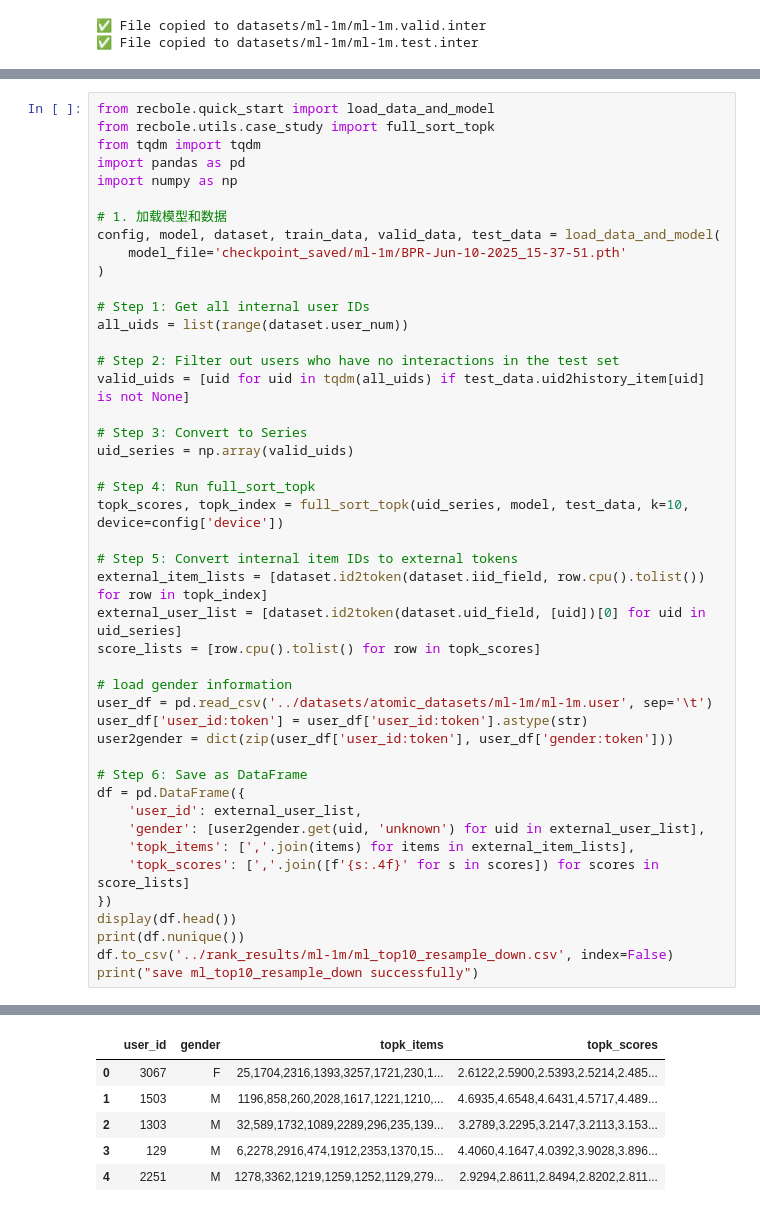
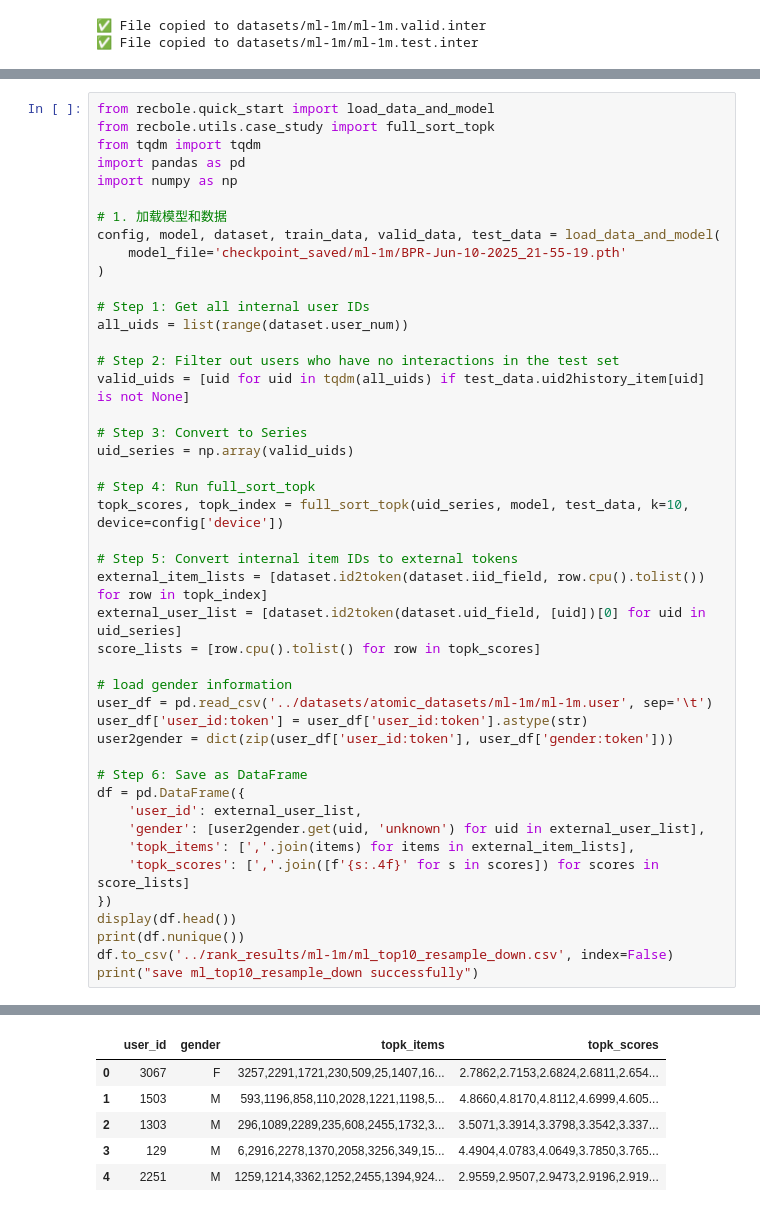
Before and after one commit to Jiaqing61/RScode, a Jupyter notebook: resample_down/ml-1m-resample-down.ipynb, the cells around one changed output, grey strips where cells are left out. Cells and saved outputs as stored; diff of their text form.

```diff
--- a/resample_down/ml-1m-resample-down.ipynb
+++ b/resample_down/ml-1m-resample-down.ipynb
@@ -224,7 +224,7 @@ import numpy as np
 
 # 1. 加载模型和数据
 config, model, dataset, train_data, valid_data, test_data = load_data_and_model(
-    model_file='checkpoint_saved/ml-1m/BPR-Jun-10-2025_15-37-51.pth'
+    model_file='checkpoint_saved/ml-1m/BPR-Jun-10-2025_21-55-19.pth'
 )
 
 # Step 1: Get all internal user IDs
@@ -281,9 +281,9 @@ Remain Fields: ['user_id', 'item_id', 'timestamp', 'label']
 |  | user_id | gender | topk_items | topk_scores |
-| 0 | 3067 | F | 25,1704,2316,1393,3257,1721,230,1... | 2.6122,2.5900,2.5393,2.5214,2.485... |
-| 1 | 1503 | M | 1196,858,260,2028,1617,1221,1210,... | 4.6935,4.6548,4.6431,4.5717,4.489... |
-| 2 | 1303 | M | 32,589,1732,1089,2289,296,235,139... | 3.2789,3.2295,3.2147,3.2113,3.153... |
-| 3 | 129 | M | 6,2278,2916,474,1912,2353,1370,15... | 4.4060,4.1647,4.0392,3.9028,3.896... |
-| 4 | 2251 | M | 1278,3362,1219,1259,1252,1129,279... | 2.9294,2.8611,2.8494,2.8202,2.811... |
+| 0 | 3067 | F | 3257,2291,1721,230,509,25,1407,16... | 2.7862,2.7153,2.6824,2.6811,2.654... |
+| 1 | 1503 | M | 593,1196,858,110,2028,1221,1198,5... | 4.8660,4.8170,4.8112,4.6999,4.605... |
+| 2 | 1303 | M | 296,1089,2289,235,608,2455,1732,3... | 3.5071,3.3914,3.3798,3.3542,3.337... |
+| 3 | 129 | M | 6,2916,2278,1370,2058,3256,349,15... | 4.4904,4.0783,4.0649,3.7850,3.765... |
+| 4 | 2251 | M | 1259,1214,3362,1252,2455,1394,924... | 2.9559,2.9507,2.9473,2.9196,2.919... |
 user_id        6040
 gender            2
 topk_items     6040
```
Also changed, not shown: parts of 2 cells of this notebook, 26 other files.
